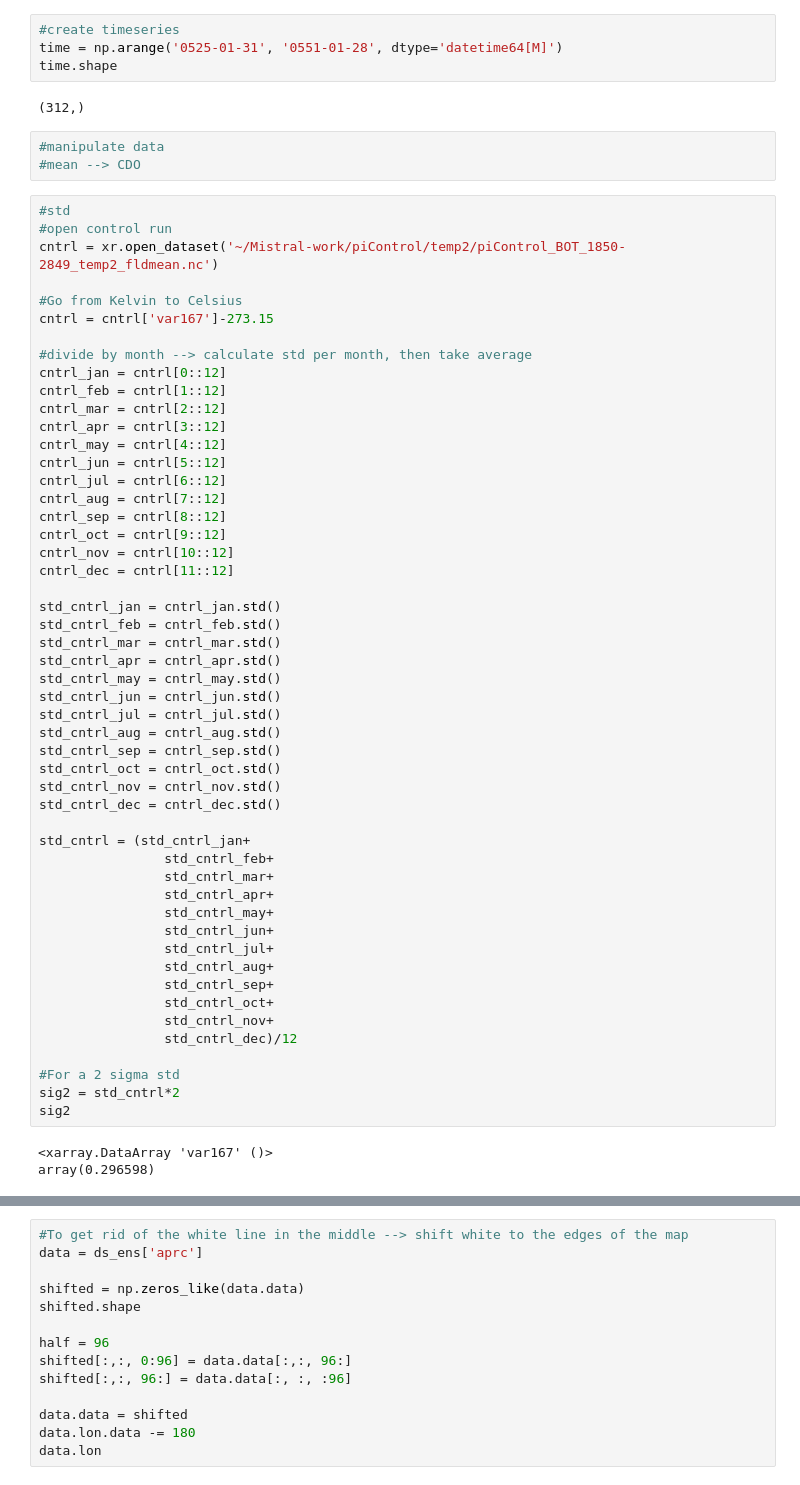
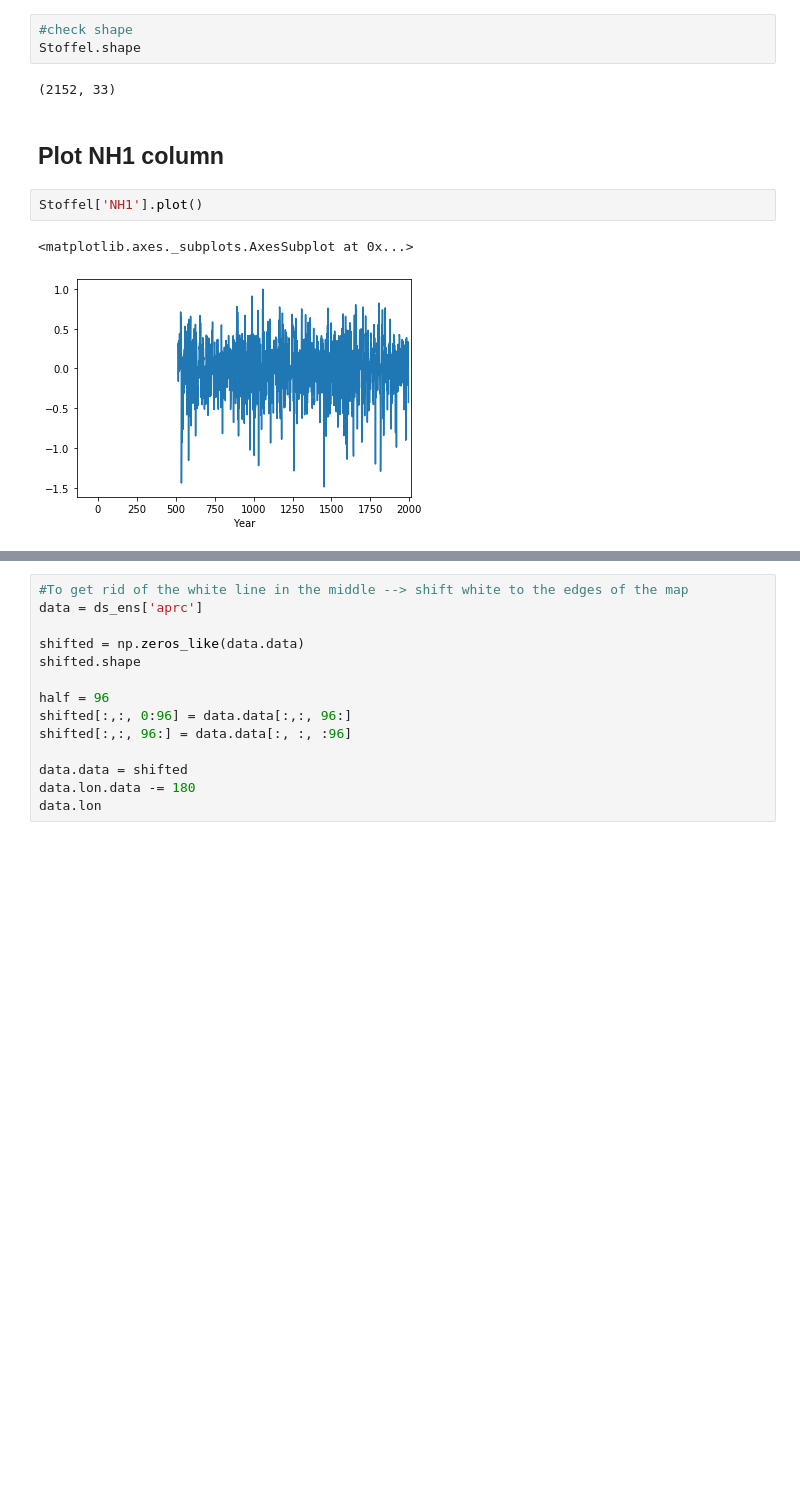
Before and after one commit to NordicESMhub/NEGI-Abisko-2019, a Jupyter notebook: content/setup/Abisko_prep.ipynb, the cells around one changed output, grey strips where cells are left out. Drawn from its saved outputs; the diff is of its cells as text; blank space fills up the shorter version.

```diff
--- a/content/setup/Abisko_prep.ipynb
+++ b/content/setup/Abisko_prep.ipynb
@@ -53,63 +69,12 @@ plt.plot(Stoffel['year'][1464:1484], Stoffel['NH2'][1464:1484])
-# %%
-#create timeseries
-time = np.arange('0525-01-31', '0551-01-28', dtype='datetime64[M]')
-time.shape
-# %% [output]
-(312,)
-# %%
-#manipulate data
-#mean --> CDO
-# %%
-#std
-#open control run
-cntrl = xr.open_dataset('~/Mistral-work/piControl/temp2/piControl_BOT_1850-2849_temp2_fldmean.nc')
-
-#Go from Kelvin to Celsius
-cntrl = cntrl['var167']-273.15
-
-#divide by month --> calculate std per month, then take average
-cntrl_jan = cntrl[0::12]
-cntrl_feb = cntrl[1::12]
-cntrl_mar = cntrl[2::12]
-cntrl_apr = cntrl[3::12]
-cntrl_may = cntrl[4::12]
-cntrl_jun = cntrl[5::12]
-cntrl_jul = cntrl[6::12]
-cntrl_aug = cntrl[7::12]
-cntrl_sep = cntrl[8::12]
-cntrl_oct = cntrl[9::12]
-cntrl_nov = cntrl[10::12]
-cntrl_dec = cntrl[11::12]
-
-std_cntrl_jan = cntrl_jan.std()
-std_cntrl_feb = cntrl_feb.std()
-std_cntrl_mar = cntrl_mar.std()
-std_cntrl_apr = cntrl_apr.std()
-std_cntrl_may = cntrl_may.std()
-std_cntrl_jun = cntrl_jun.std()
-std_cntrl_jul = cntrl_jul.std()
-std_cntrl_aug = cntrl_aug.std()
-std_cntrl_sep = cntrl_sep.std()
-std_cntrl_oct = cntrl_oct.std()
-std_cntrl_nov = cntrl_nov.std()
-std_cntrl_dec = cntrl_dec.std()
-
-std_cntrl = (std_cntrl_jan+
-                std_cntrl_feb+
-                std_cntrl_mar+
-                std_cntrl_apr+
-                std_cntrl_may+
-                std_cntrl_jun+
-                std_cntrl_jul+
-                std_cntrl_aug+
-                std_cntrl_sep+
-                std_cntrl_oct+
-                std_cntrl_nov+
-                std_cntrl_dec)/12
-
-#For a 2 sigma std
-sig2 = std_cntrl*2
-sig2
-# %% [output]
-<xarray.DataArray 'var167' ()>
-array(0.296598)
+# %%
+#check shape
+Stoffel.shape
+# %% [output]
+(2152, 33)
+# %% [markdown]
+## Plot NH1 column
+# %%
+Stoffel['NH1'].plot()
+# %% [output]
+<matplotlib.axes._subplots.AxesSubplot at 0x...>
+[figure, added]
```
Also changed, not shown: parts of 34 cells of this notebook, 29 other files.
